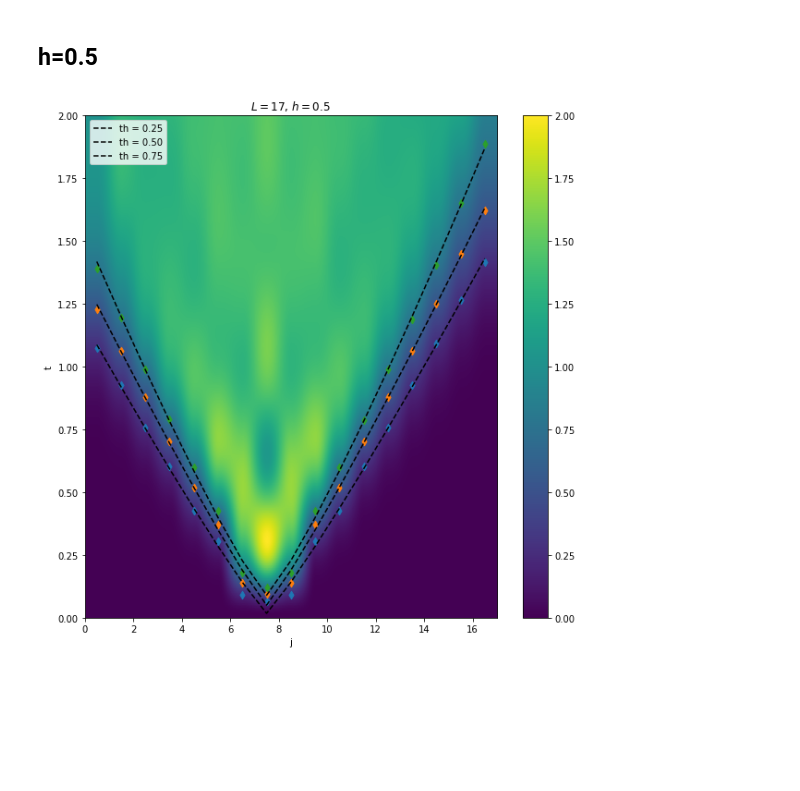
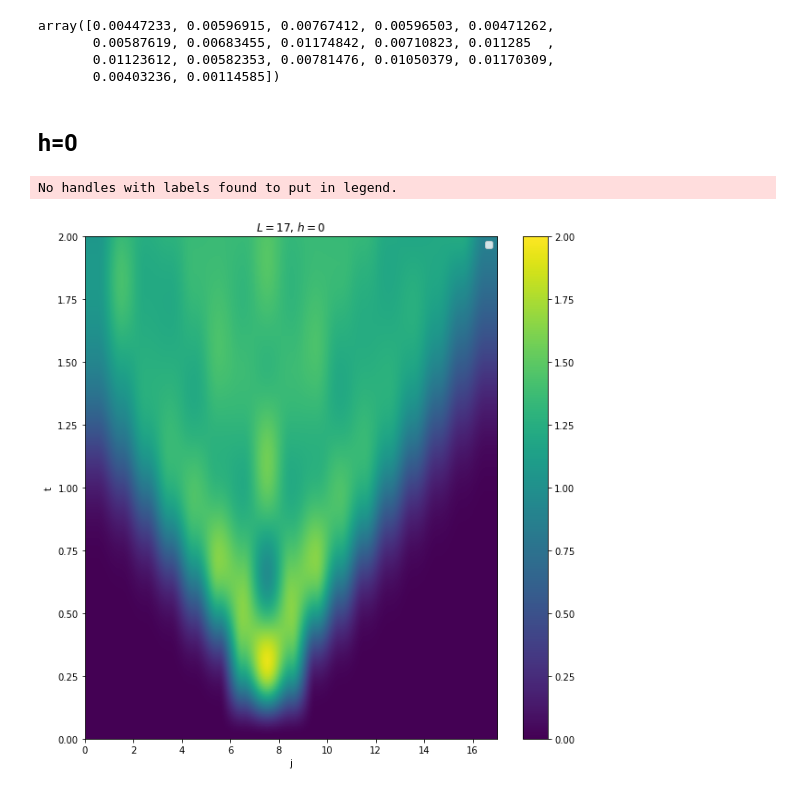
Before and after one commit to mkm2/WorkingFolder, a Jupyter notebook: notebooks/Analysis/Short_Time_Behaviour.ipynb, the cells around one changed output. Cells and saved outputs as stored; diff of their text form; code cells hidden in the pictures; blank space fills up the shorter version.

```diff
--- a/notebooks/Analysis/Short_Time_Behaviour.ipynb
+++ b/notebooks/Analysis/Short_Time_Behaviour.ipynb
@@ -67,12 +67,16 @@ def T_transgression(T,arr,threshold):
         t_th[j] = (threshold-arr_before[j])/(arr_past[j]-arr_before[j]) * (t_past[j]-t_before[j]) + t_before[j]
     return t_th
 # %%
+h=[0,0.5,1,1.5,2,2.5,3,5,7,9,11]
 jobids = []
 params = []
 data = []
 N = 17
-folders = [datapath/"h=0",datapath/"h=0.5",datapath/"h=1",datapath/"h=1.5",datapath/"h=2",datapath/"h=2.5",datapath/"h=3"]
-files = ["5520873_N17_FD.jld2","5568753-5568754_N17.jld2",]
+folders = [datapath/"h=0",datapath/"h=0.5",datapath/"h=1",datapath/"h=1.5",
+datapath/"h=2",datapath/"h=2.5",datapath/"h=3",datapath/"h=5",datapath/"h=7",datapath/"h=9",datapath/"h=11"]
+files = ["5520873_N17_FD.jld2","5568753-5568754_N17.jld2","5568755-5568756_N17.jld2","5568757-5568758_N17.jld2",
+"5568759-5568760_N17.jld2","5568761-5568762_N17.jld2","5568763-5568764_N17.jld2","5568765-556766_N17.jld2",
+"5568767-5568768_N17.jld2","5601049-5601050_N17.jld2","5601051_5601053_N17.jld2"]
 for (i,file) in enumerate(files):
     with h5py.File(folders[i]/file,"r") as f:
         if i == 0:
@@ -83,7 +87,7 @@ for (i,file) in enumerate(files):
             jobids.append(list(map(lambda s: s.decode("UTF-8"),f["jobid"][()])))
             data.append(2-2*np.array([rearrange_data(f[f["data"][l]]) for l in range(len(f["data"]))]))
             params.append(list(f[f["params"][l]][()] for l in range(len(f["params"]))))
-for  i in range(0,1):
+for  i in range(1,len(files)):
         data[i] = np.concatenate(data[i],axis=2)
 T = np.arange(0,2.01,0.01)
 xcenter = N//2
@@ -99,33 +123,42 @@ xvals = np.array([abs(pos-xcenter) for pos in range(1,N+1)])
 # %%
 def model(x,a,b,c):
     return a*x**b+c
+# %%
+np.max(np.abs(res[0]-res_NN[0]),axis=0)
+# %% [output]
+array([0.00447233, 0.00596915, 0.00767412, 0.00596503, 0.00471262,
+       0.00587619, 0.00683455, 0.01174842, 0.00710823, 0.011285  ,
+       0.01123612, 0.00582353, 0.00781476, 0.01050379, 0.01170309,
+       0.00403236, 0.00114585])
 # %% [markdown]
-## h=0.5
+## h=0
 # %%
 idh = 0
 # %%
-thresholds = [0.25,0.5,0.75]#,1.25,1.5,1.75,2]
-fit_params = []
-fit_errs = []
-tvals = []
-for (i,th) in enumerate(thresholds):
-    tvals.append(T_transgression(T,res[idh],th))
-    popt, pcov = curve_fit(model,xvals,tvals[i])
-    fit_params.append(popt)
-    fit_errs.append(np.sqrt(np.diag(pcov)))
+#thresholds = [0.25,0.5,0.75]#,1.25,1.5,1.75,2]
+#fit_params = []
+#fit_errs = []
+#tvals = []
+#for (i,th) in enumerate(thresholds):
+#    tvals.append(T_transgression(T,res[idh],th))
+#    popt, pcov = curve_fit(model,xvals,tvals[i])
+#    fit_params.append(popt)
+#    fit_errs.append(np.sqrt(np.diag(pcov)))
+idh=0
 plt.figure(figsize=(10,10))
 linestyles = ["-","--","-."]
 plt.imshow(res[idh],cmap="viridis",origin="lower",aspect="auto",extent=[0,N,0,T[-1]])
-for (i,th) in enumerate(thresholds):
-    plt.plot(np.arange(0,N,1)+0.5,model(xvals,*fit_params[i]),label="th = {:.2f}".format(th),color="black",ls="--")
-    plt.scatter(np.arange(0,N,1)+0.5,tvals[i], marker= "d")
+#for (i,th) in enumerate(thresholds):
+#    plt.plot(np.arange(0,N,1)+0.5,model(xvals,*fit_params[i]),label="th = {:.2f}".format(th),color="black",ls="--")
+#    plt.scatter(np.arange(0,N,1)+0.5,tvals[i], marker= "d")
 plt.clim(0,2)
 plt.colorbar()
 plt.xlabel("j")
 plt.ylabel("t")
 plt.legend()
-plt.title(r"$L=17$, $h=0.5$")
+plt.title(r"$L=17$, $h=0$")
 plt.show()
 # %% [output]
+No handles with labels found to put in legend.
-[figure, old version]
+[figure, new version]
 # %%
```
Also changed, not shown: parts of 9 cells of this notebook, 3 other files.
